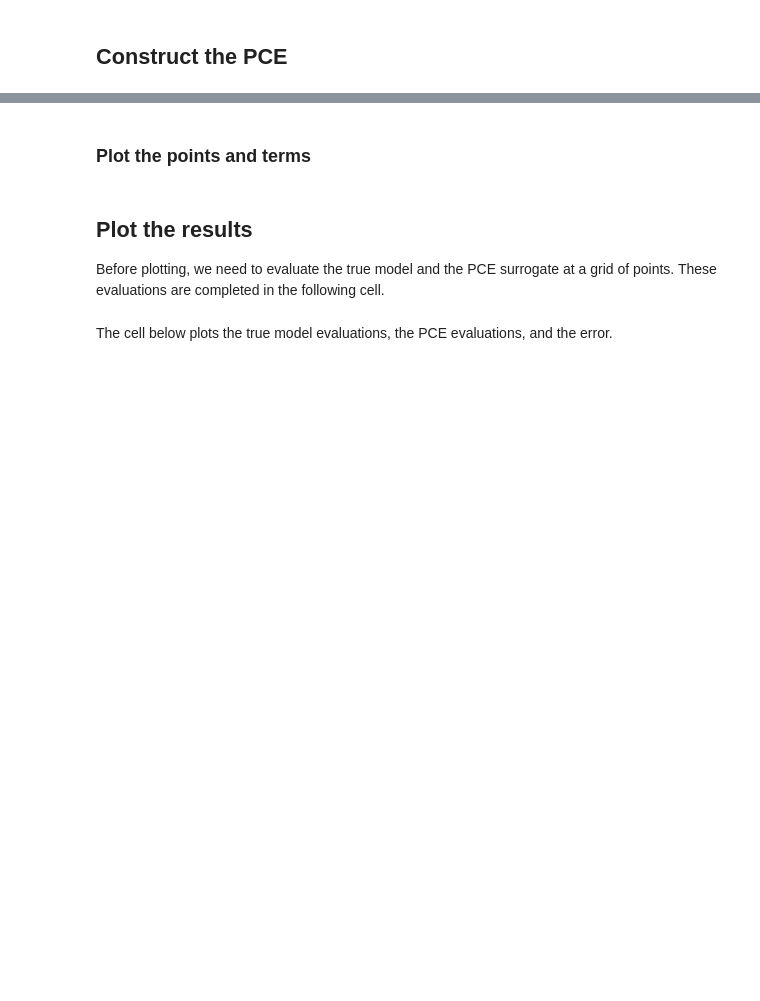
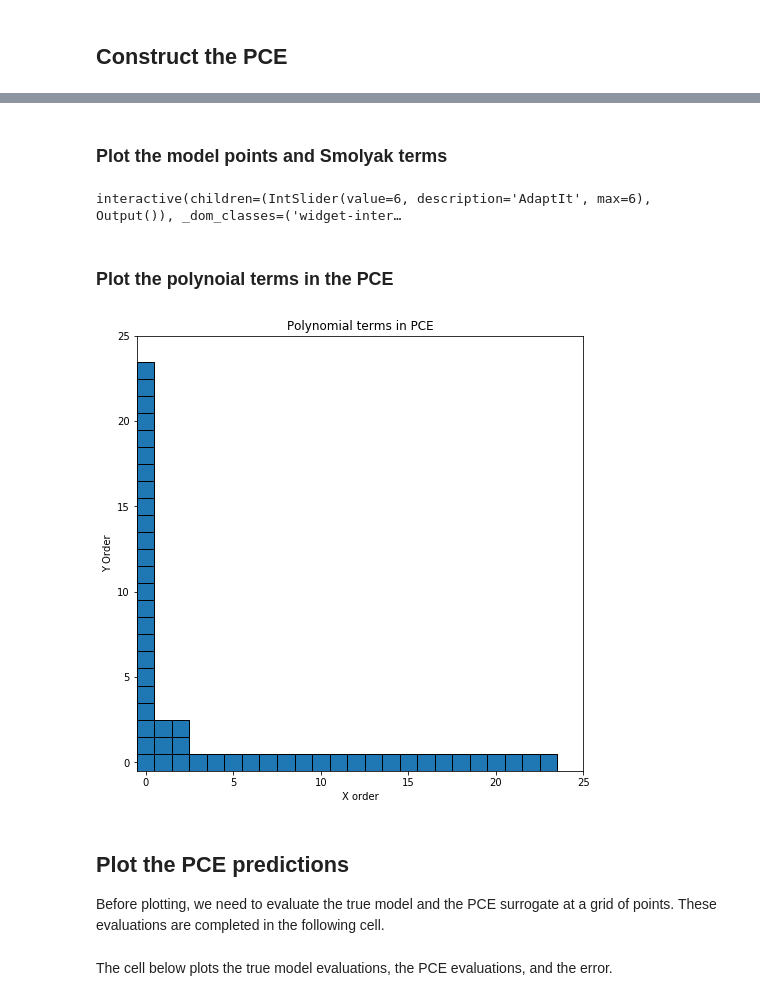
Before and after one commit to sebwolf-de/MUQ, a Jupyter notebook: examples/Approximation/PolynomialChaos/AdaptiveSmolyakConstruction.ipynb, the cells around one changed output, grey strips where cells are left out. Cells and saved outputs as stored; diff of their text form; code cells hidden in the pictures; blank space fills up the shorter version.

```diff
--- a/examples/Approximation/PolynomialChaos/AdaptiveSmolyakConstruction.ipynb
+++ b/examples/Approximation/PolynomialChaos/AdaptiveSmolyakConstruction.ipynb
@@ -88,5 +101,5 @@ plt.show()
 # %% [markdown]
-### Plot the points and terms
+### Plot the model points and Smolyak terms
 # %%
 ptHist = smolyPCE.PointHistory()
 termHist = smolyPCE.TermHistory()
@@ -101,7 +114,7 @@ def PlotAdaptation(AdaptIt):
 
         pts_x = [pt[0] for pt in ptHist[it]]
         pts_y = [pt[1] for pt in ptHist[it]]
-        axs[0].scatter(pts_x,pts_y)
+        axs[0].plot(pts_x,pts_y, '.',markersize=14,color=colors[it])
 
         # Create a Rectangle patch
         boxes=[]
@@ -123,12 +136,46 @@ def PlotAdaptation(AdaptIt):
 
     axs[1].set_ylabel('Order in $x_1$')
     axs[1].set_ylabel('Order in $x_2$')
-    axs[1].set_title('Polynomial Terms (Iteration %d)'%AdaptIt)
+    axs[1].set_title('Smolyak Terms (Iteration %d)'%AdaptIt)
 
 
-interact(PlotAdaptation, AdaptIt=widgets.IntSlider(min=0, max=len(ptHist)-1, step=1, value=0));
+interact(PlotAdaptation, AdaptIt=widgets.IntSlider(min=0, max=len(ptHist)-1, step=1, value=len(ptHist)-1));
+# %% [output]
+interactive(children=(IntSlider(value=6, description='AdaptIt', max=6), Output()), _dom_classes=('widget-inter…
+# %% [markdown]
+### Plot the polynoial terms in the PCE
+# %%
+fig = plt.figure(figsize=(8,8))
+
+polyTerms = pce.Multis()
+
+# A list of rectangular patches.  One for each term
+boxes=[]
+
+# Loop over all of the multiindices
+maxOrderX = 0 #
+maxOrderY = 0
+for i in range(polyTerms.Size()):
+    termVec = polyTerms.at(i).GetVector()
+
+    boxes.append( patches.Rectangle((termVec[0]-0.5,termVec[1]-0.5),1.0,1.0))
+
+    maxOrderX = np.max([maxOrderX, termVec[0]])
+    maxOrderY = np.max([maxOrderY, termVec[1]])
+
+
+plt.gca().add_collection(PatchCollection(boxes,edgecolors='k'))
+plt.xlim(-0.5,maxOrderX+2)
+plt.ylim(-0.5,maxOrderY+2)
+
+plt.xlabel('X order')
+plt.ylabel('Y Order')
+plt.title('Polynomial terms in PCE')
+plt.show()
+# %% [output]
+[figure, added]
 # %% [markdown]
-## Plot the results
+## Plot the PCE predictions
 
 Before plotting, we need to evaluate the true model and the PCE surrogate at a grid of points.  These evaluations are completed in the following cell.
 # %%
```
Also changed, not shown: parts of 10 cells of this notebook, 3 other files.
